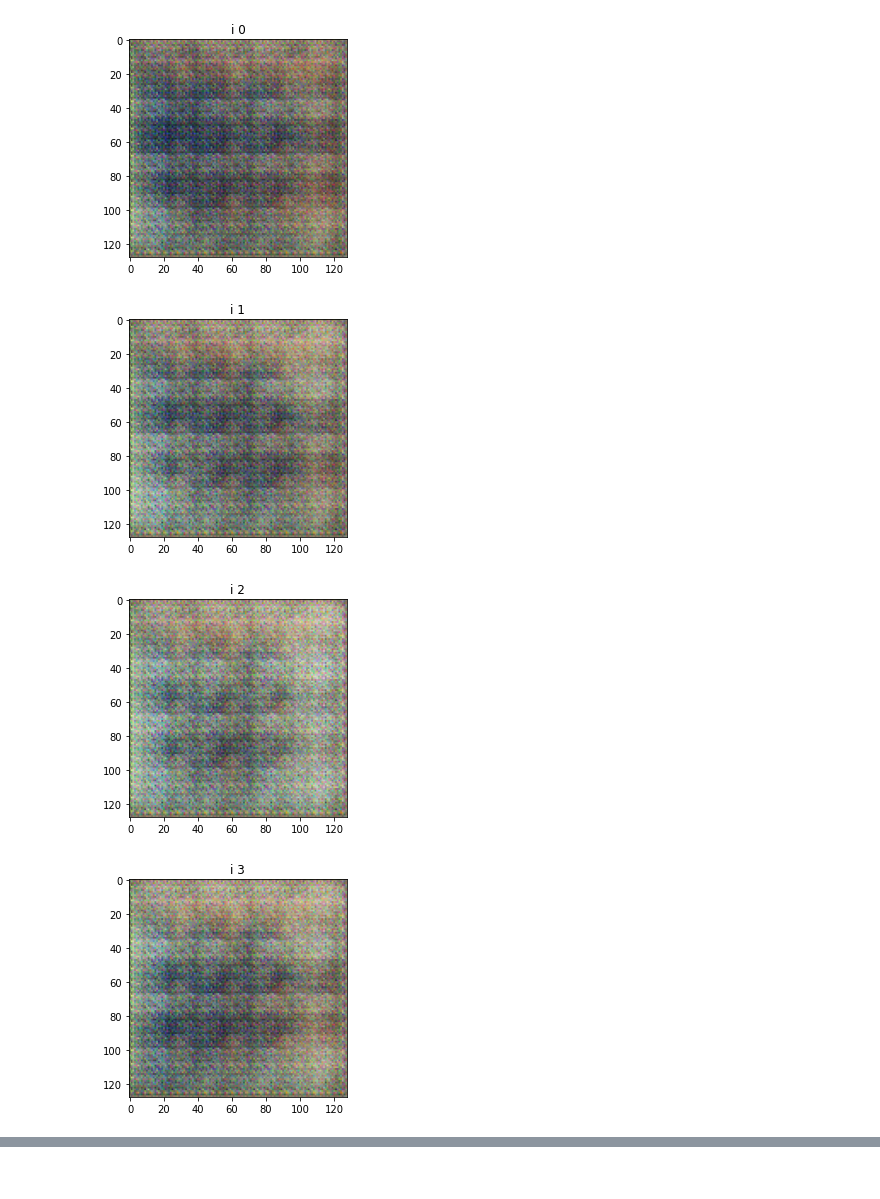
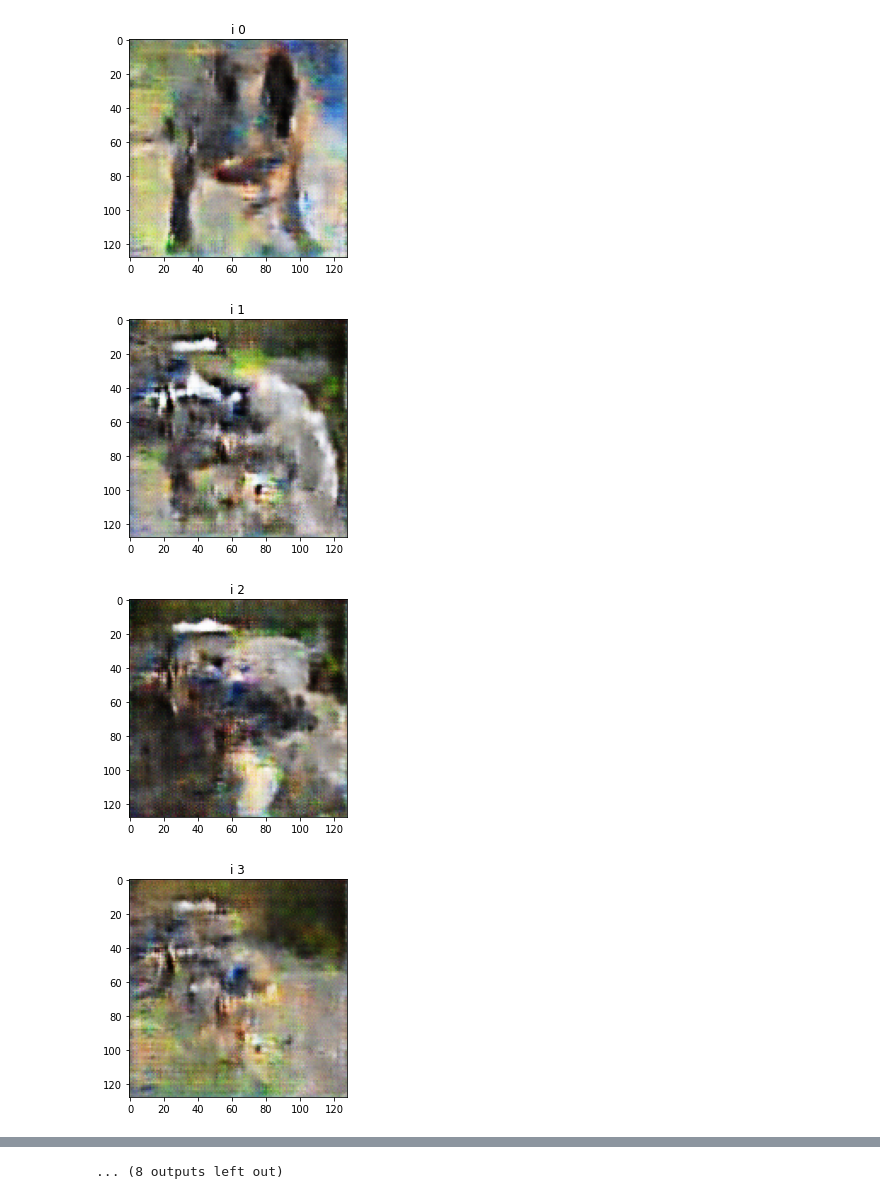
Before and after one commit to JRPCF/CANimals, a Jupyter notebook: original_CAN/visualization.ipynb, the cells around one changed output, grey strips where cells are left out. Saved outputs shown, nothing was run; the diff lists cells and outputs as text; code cells hidden in the pictures.

```diff
--- a/original_CAN/visualization.ipynb
+++ b/original_CAN/visualization.ipynb
@@ -18,20 +18,28 @@ Example bases we have:
 # img_z_base = 'img_z/img_z_2020-04-29 03:47:23.294050_epoch_{}_128.pkl'
 # img_z_base = 'img_z/img_z_2020-04-29 04:32:16.714921_epoch_{}_128.pkl'
 '''
-timestamp = '2020-05-02 04:48:15.406380'
+# timestamp = '2020-05-02 04:48:15.406380' #CAN
+# timestamp = '2020-05-03 01:35:43.639239' #DCGAN
+timestamp = '2020-05-03 18:13:26.043295' #DCGAN2
+# timestamp = '2020-05-04 06:44:41.576759' #DCGAN2 SGD
+# timestamp = '2020-05-09 18:19:47.927973' #DCGAN single class 2 gen cycles
+# timestamp = '2020-05-09 20:14:48.957774' #DCGAN single class 1 gen cycle
 crop_size = 128
 img_z_base = 'img_z/img_z_' + timestamp + '_epoch_{}_' + str(crop_size) + '.pkl'
+
+img_z_base = 'img_z/img_z_2020-05-03 18:13:26.043295_epoch_{}_128_continue_epoch_300.pkl' # CAN after DCGAN
 # %%
 '''
 Use this cell to visualize the first generated image for epochs within the range.
 '''
 
-start_epoch = 1
-end_epoch = 10
+start_epoch = 400
+end_epoch = 750
+step = 50
 
 
 
-for epoch in range(start_epoch, end_epoch):
+for epoch in range(start_epoch, end_epoch+1, step):
     with open(img_z_base.format(epoch), 'rb') as f:
         img_z = pkl.load(f)
         plt.figure()
@@ -40,21 +57,21 @@ for epoch in range(start_epoch, end_epoch):
 # %%
 '''
 Use this cell to visualize generated images from a specific epoch
 '''
 
-epoch = 9
+epoch = 400
 
 
 img_z = img_z_base.format(epoch)
 
 with open(img_z, 'rb') as f:
     img_z = pkl.load(f)
-for i in range(5):
+for i in range(20):
     plt.figure()
     plt.imshow(np.moveaxis(img_z[i].numpy() * 0.5 + 0.5, 0, -1))
     plt.title('i {}'.format(i))
 # %% [output]
-[figure, old version]
+[figure, new version]
-[figure, old version]
+[figure, new version]
-[figure, old version]
+[figure, new version]
-[figure, old version]
+[figure, new version]
@@ -62,3 +86,4 @@ for i in range(5):
+... (8 outputs left out)
 # %%
 '''
 Use this cell to plot G_loss and D_loss evolution
```
Also changed, not shown: parts of 5 cells of this notebook, 3 other files.
